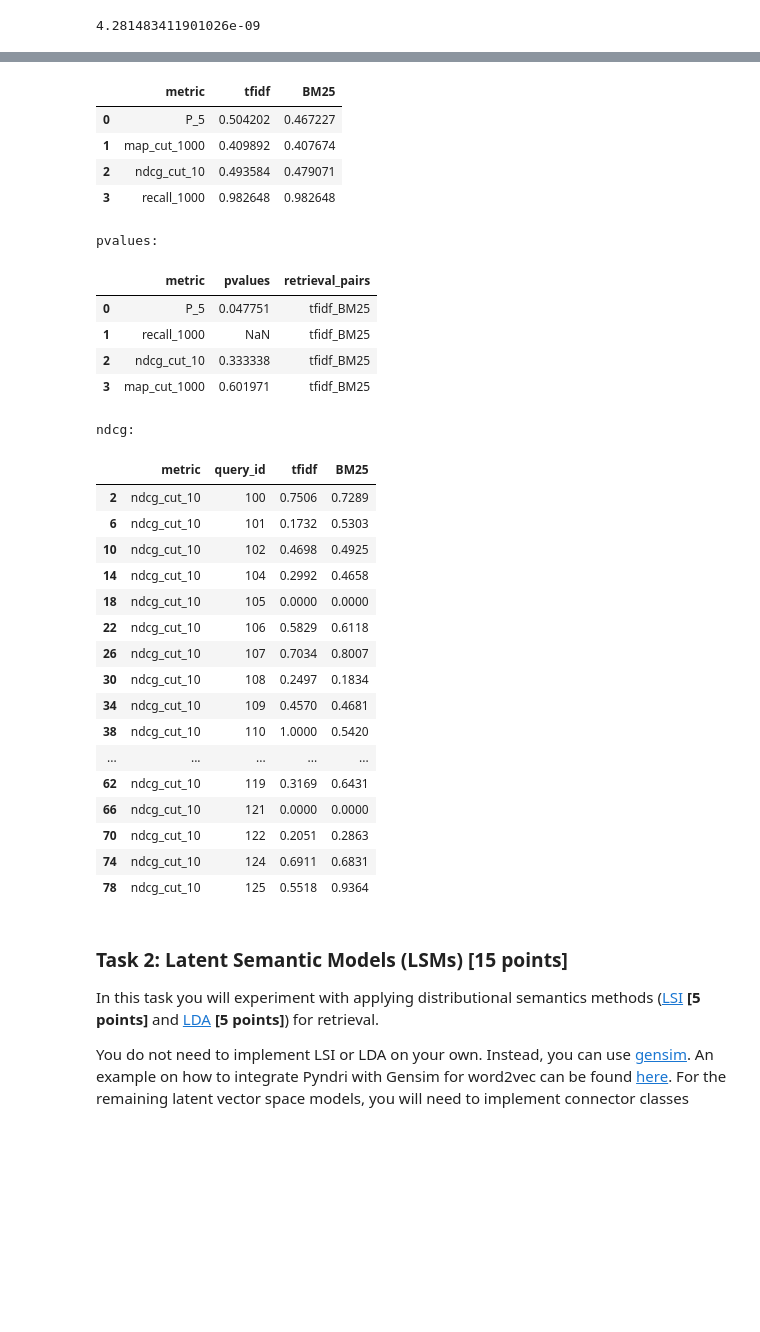
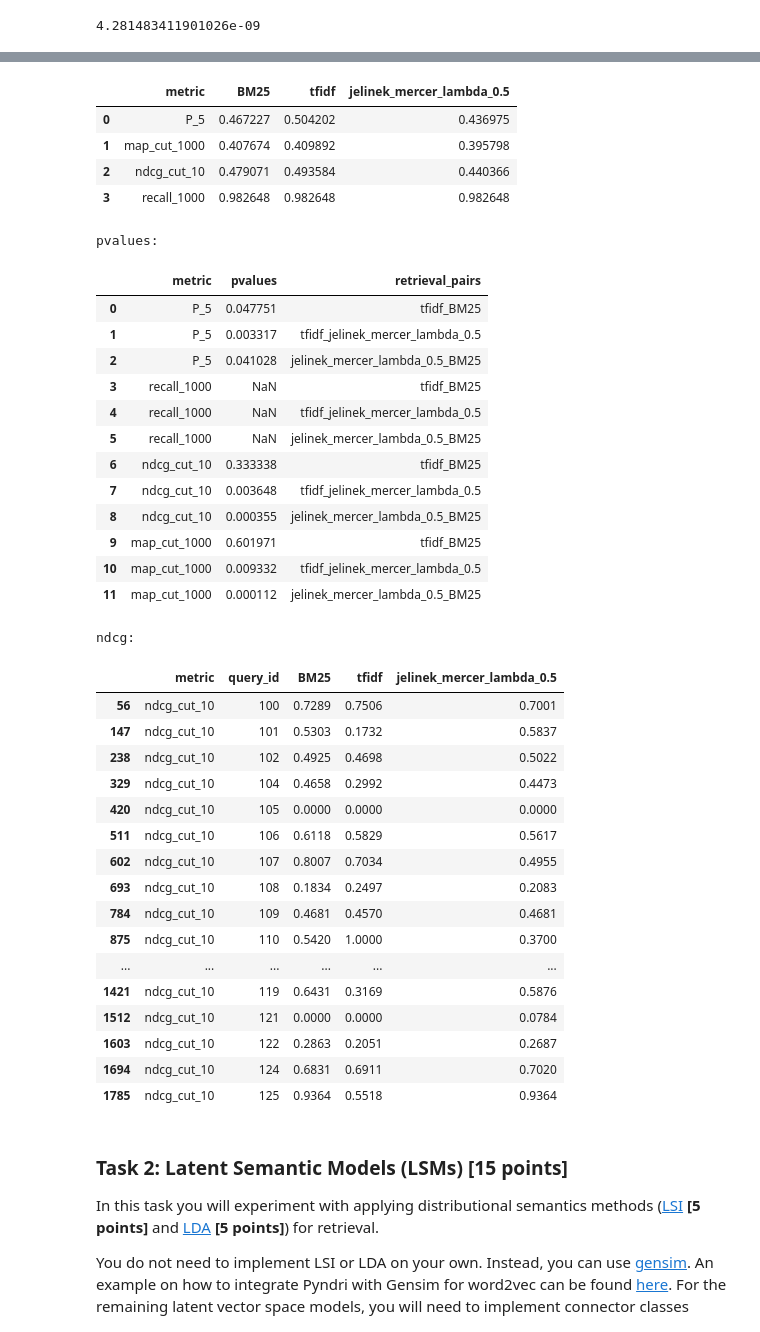
Before and after one commit to MichelleAppel/IR2, a Jupyter notebook: assignment.ipynb, the cells around one changed output, grey strips where cells are left out. Drawn from its saved outputs; the diff is of its cells as text; code cells hidden in the pictures; blank space fills up the shorter version.

Commit message:
improve evaluation pipeline

```diff
--- a/assignment.ipynb
+++ b/assignment.ipynb
@@ -900,26 +917,18 @@ cache_zi_gaussian_50 = {}
 retrieval_models = {
     'tfidf' : tfidf,
     'BM25': BM25,
-#     'jelinek_mercer_lambda_0.5' : lambda x,y : jelinek_mercer(x, y, 0.5),
+    'jelinek_mercer_lambda_0.5' : lambda x,y : jelinek_mercer(x, y, 0.5),
 #     'dirichlet_prior_mu_500' : lambda x,y : dirichlet_prior(x, y, 500),
 #     'absolute_discounting_delta_0.1' : lambda x,y : absolute_discounting(x, y, 0.1),
 #    'plm' : lambda x,y :positional_language_model(x,y, inverted_index_positions, gaussian_kernel, cache_zi_gaussian_50)
 }
 
-metrics = [ 'map_cut_1000', 'ndcg_cut_10', 'P_5', 'recall_1000' ]
+#metrics = [ 'map_cut_1000', 'ndcg_cut_10', 'P_5', 'recall_1000' ]
 
-clean_evaluation_results(retrieval_models, output_dirs=[output_dir_test])
+#clean_evaluation_results(retrieval_models, output_dirs=[output_dir_test])
 
-generate_evaluation_results(
-    retrieval_models, metrics, fpath_qrel_test, output_dir_test, result_file_test)
+#generate_evaluation_results(retrieval_models, fpath_qrel_test, output_dir_test)
 
-df_results, df_means, df_pvalues = analyze_evaluation_results(result_file_test)
-
-print()
-print('means: ')
-display(df_means)
-print('pvalues: ')
-display(df_pvalues)
-print('ndcg: ')
-display(df_results[df_results['metric'] == 'ndcg_cut_10'].head(20))
+df_results = build_df_results(retrieval_models, metrics, output_dir_test)
+df_results, df_means, df_pvalues = analyze_evaluation_results(df_results, print_df=True, result_dir = "results_eval_test")
 # %% [output]
@@ -942,33 +941,41 @@ Filtering rows on: map_cut_1000, ndcg_cut_10, P_5, recall_1000
 means:
-|  | metric | tfidf | BM25 |
-| 0 | P_5 | 0.504202 | 0.467227 |
-| 1 | map_cut_1000 | 0.409892 | 0.407674 |
-| 2 | ndcg_cut_10 | 0.493584 | 0.479071 |
-| 3 | recall_1000 | 0.982648 | 0.982648 |
+|  | metric | BM25 | tfidf | jelinek_mercer_lambda_0.5 |
+| 0 | P_5 | 0.467227 | 0.504202 | 0.436975 |
+| 1 | map_cut_1000 | 0.407674 | 0.409892 | 0.395798 |
+| 2 | ndcg_cut_10 | 0.479071 | 0.493584 | 0.440366 |
+| 3 | recall_1000 | 0.982648 | 0.982648 | 0.982648 |
 pvalues:
 |  | metric | pvalues | retrieval_pairs |
 | 0 | P_5 | 0.047751 | tfidf_BM25 |
-| 1 | recall_1000 | NaN | tfidf_BM25 |
-| 2 | ndcg_cut_10 | 0.333338 | tfidf_BM25 |
-| 3 | map_cut_1000 | 0.601971 | tfidf_BM25 |
+| 1 | P_5 | 0.003317 | tfidf_jelinek_mercer_lambda_0.5 |
+| 2 | P_5 | 0.041028 | jelinek_mercer_lambda_0.5_BM25 |
+| 3 | recall_1000 | NaN | tfidf_BM25 |
+| 4 | recall_1000 | NaN | tfidf_jelinek_mercer_lambda_0.5 |
+| 5 | recall_1000 | NaN | jelinek_mercer_lambda_0.5_BM25 |
+| 6 | ndcg_cut_10 | 0.333338 | tfidf_BM25 |
+| 7 | ndcg_cut_10 | 0.003648 | tfidf_jelinek_mercer_lambda_0.5 |
+| 8 | ndcg_cut_10 | 0.000355 | jelinek_mercer_lambda_0.5_BM25 |
+| 9 | map_cut_1000 | 0.601971 | tfidf_BM25 |
+| 10 | map_cut_1000 | 0.009332 | tfidf_jelinek_mercer_lambda_0.5 |
+| 11 | map_cut_1000 | 0.000112 | jelinek_mercer_lambda_0.5_BM25 |
 ndcg:
-|  | metric | query_id | tfidf | BM25 |
-| 2 | ndcg_cut_10 | 100 | 0.7506 | 0.7289 |
-| 6 | ndcg_cut_10 | 101 | 0.1732 | 0.5303 |
-| 10 | ndcg_cut_10 | 102 | 0.4698 | 0.4925 |
-| 14 | ndcg_cut_10 | 104 | 0.2992 | 0.4658 |
-| 18 | ndcg_cut_10 | 105 | 0.0000 | 0.0000 |
-| 22 | ndcg_cut_10 | 106 | 0.5829 | 0.6118 |
-| 26 | ndcg_cut_10 | 107 | 0.7034 | 0.8007 |
-| 30 | ndcg_cut_10 | 108 | 0.2497 | 0.1834 |
-| 34 | ndcg_cut_10 | 109 | 0.4570 | 0.4681 |
-| 38 | ndcg_cut_10 | 110 | 1.0000 | 0.5420 |
-| ... | ... | ... | ... | ... |
-| 62 | ndcg_cut_10 | 119 | 0.3169 | 0.6431 |
-| 66 | ndcg_cut_10 | 121 | 0.0000 | 0.0000 |
-| 70 | ndcg_cut_10 | 122 | 0.2051 | 0.2863 |
-| 74 | ndcg_cut_10 | 124 | 0.6911 | 0.6831 |
-| 78 | ndcg_cut_10 | 125 | 0.5518 | 0.9364 |
+|  | metric | query_id | BM25 | tfidf | jelinek_mercer_lambda_0.5 |
+| 56 | ndcg_cut_10 | 100 | 0.7289 | 0.7506 | 0.7001 |
+| 147 | ndcg_cut_10 | 101 | 0.5303 | 0.1732 | 0.5837 |
+| 238 | ndcg_cut_10 | 102 | 0.4925 | 0.4698 | 0.5022 |
+| 329 | ndcg_cut_10 | 104 | 0.4658 | 0.2992 | 0.4473 |
+| 420 | ndcg_cut_10 | 105 | 0.0000 | 0.0000 | 0.0000 |
+| 511 | ndcg_cut_10 | 106 | 0.6118 | 0.5829 | 0.5617 |
+| 602 | ndcg_cut_10 | 107 | 0.8007 | 0.7034 | 0.4955 |
+| 693 | ndcg_cut_10 | 108 | 0.1834 | 0.2497 | 0.2083 |
+| 784 | ndcg_cut_10 | 109 | 0.4681 | 0.4570 | 0.4681 |
+| 875 | ndcg_cut_10 | 110 | 0.5420 | 1.0000 | 0.3700 |
+| ... | ... | ... | ... | ... | ... |
+| 1421 | ndcg_cut_10 | 119 | 0.6431 | 0.3169 | 0.5876 |
+| 1512 | ndcg_cut_10 | 121 | 0.0000 | 0.0000 | 0.0784 |
+| 1603 | ndcg_cut_10 | 122 | 0.2863 | 0.2051 | 0.2687 |
+| 1694 | ndcg_cut_10 | 124 | 0.6831 | 0.6911 | 0.7020 |
+| 1785 | ndcg_cut_10 | 125 | 0.9364 | 0.5518 | 0.9364 |
 # %% [markdown]
 ### Task 2: Latent Semantic Models (LSMs) [15 points] ###
 
```
Also changed, not shown: parts of 6 cells of this notebook.
